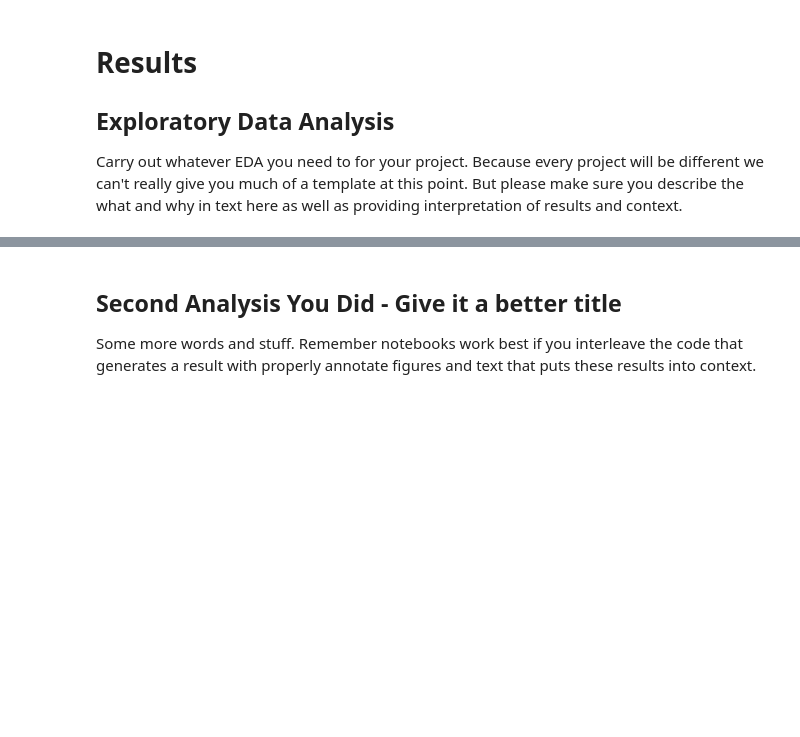
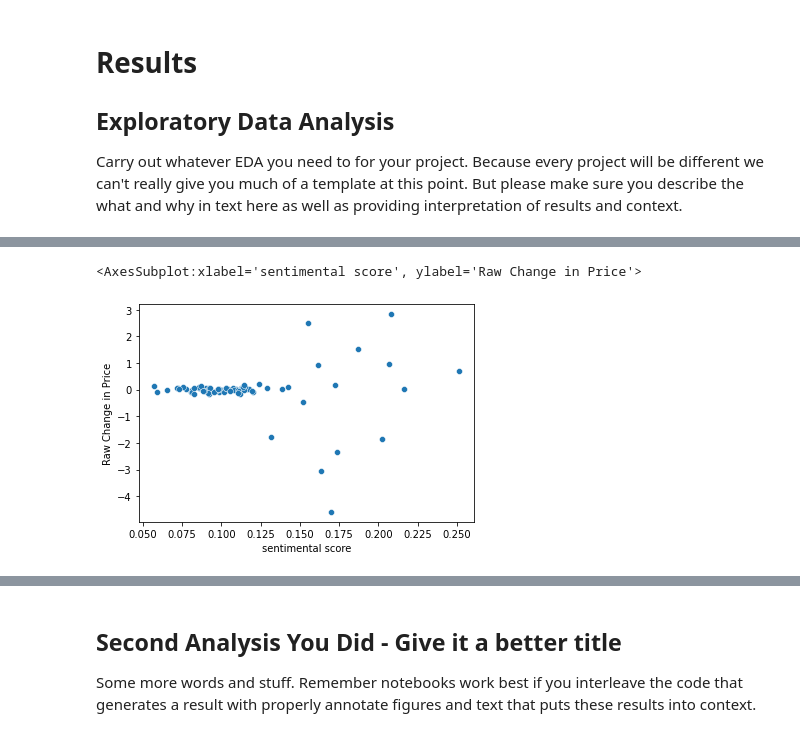
Before and after one commit to theTY2002/COGS-108-Final-Project, a Jupyter notebook: FinalProject_Group116_FA23.ipynb, the cells around one changed output, grey strips where cells are left out. Cells and saved outputs as stored; diff of their text form; code cells hidden in the pictures; blank space fills up the shorter version.

Commit message:
Groupby month functionality

```diff
--- a/FinalProject_Group116_FA23.ipynb
+++ b/FinalProject_Group116_FA23.ipynb
@@ -247,0 +303,13 @@ Some more words and stuff.  Remember notebooks work best if you interleave the c
+# %%
+apple_tweets = pd.read_csv('data/Apple_Tweets.csv')
+amazon_tweets = pd.read_csv('data/Amazon_Tweets.csv')
+google_tweets = pd.read_csv('data/Google_Tweets.csv')
+microsoft_tweets = pd.read_csv('data/Microsoft_Tweets.csv')
+tesla_tweets = pd.read_csv('data/Tesla_Tweets.csv')
+# %%
+#tesla_combined = pd.merge(tesla_tweets.groupby("Date").mean().reset_index(), tesla, on="Date", how="inner")
+tesla_tweets["Date"] = pd.to_datetime(tesla_tweets["Date"])
+tesla_means = tesla_tweets.groupby("Date").mean().reset_index()
+
+tesla_combined = pd.merge(tesla, tesla_means, on="Date", how="inner")
+tesla_combined
@@ -247,0 +341,10 @@ Some more words and stuff.  Remember notebooks work best if you interleave the c
+# %%
+# group by month, merge into one df
+tesla_tweets['month'] = tesla_tweets['Date'].dt.to_period('M').astype(str)
+tesla_month_means = tesla_tweets.groupby('month').mean().reset_index()
+
+tesla["month"] = tesla['Date'].dt.to_period('M').astype(str)
+tesla_stock_means = tesla.groupby('month').mean().reset_index()
+
+tesla_month_combined = pd.merge(tesla_stock_means, tesla_month_means, on="month", how="inner")
+tesla_month_combined
@@ -247,0 +365,5 @@ Some more words and stuff.  Remember notebooks work best if you interleave the c
+# %%
+sns.scatterplot(tesla_month_combined["sentimental score"], tesla_month_combined["Raw Change in Price"])
+# %% [output]
+<AxesSubplot:xlabel='sentimental score', ylabel='Raw Change in Price'>
+[figure, added]
```
Also changed, not shown: parts of 16 cells of this notebook.
